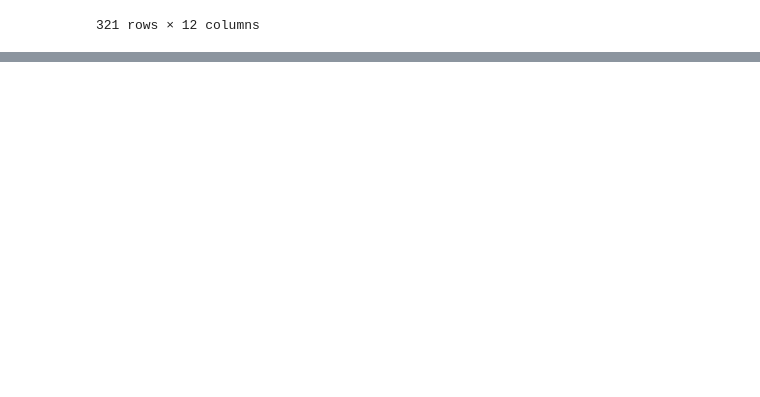
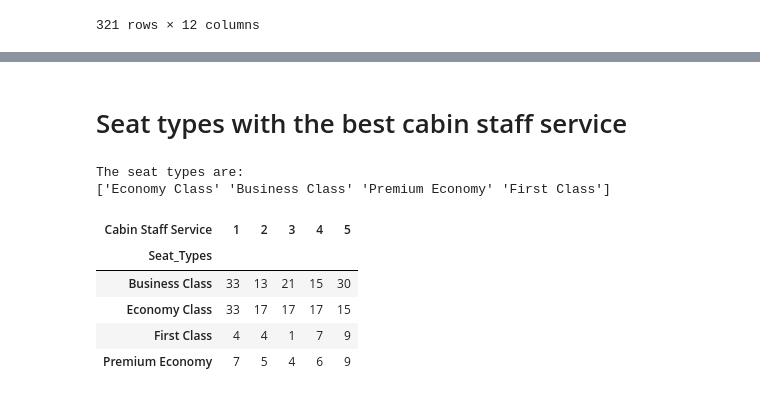
Before and after one commit to chonyeagoro/Project_3_Data_Engineering, a Jupyter notebook: Project_3_data_engineering.ipynb, the cells around one changed output, grey strips where cells are left out. Saved outputs shown, nothing was run; the diff lists cells and outputs as text; code cells hidden in the pictures; blank space fills up the shorter version.

```diff
--- a/Project_3_data_engineering.ipynb
+++ b/Project_3_data_engineering.ipynb
@@ -187,0 +249,20 @@ KeyError: 'recommended'
+# %% [markdown]
+# Seat types with the best cabin staff service
+# %%
+unique_seats = airlines_merged_df["Seat_Types"].unique()
+
+print("The seat types are: ")
+print(unique_seats)
+# %% [output]
+The seat types are:
+['Economy Class' 'Business Class' 'Premium Economy' 'First Class']
+# %%
+service_seat_count = airlines_merged_df.groupby(['Seat_Types', 'Cabin Staff Service']).size().unstack()
+service_seat_count
+# %% [output]
+| Cabin Staff Service | 1 | 2 | 3 | 4 | 5 |
+| Seat_Types |  |  |  |  |  |
+| Business Class | 33 | 13 | 21 | 15 | 30 |
+| Economy Class | 33 | 17 | 17 | 17 | 15 |
+| First Class | 4 | 4 | 1 | 7 | 9 |
+| Premium Economy | 7 | 5 | 4 | 6 | 9 |
```
Also changed, not shown: parts of 10 cells of this notebook.
